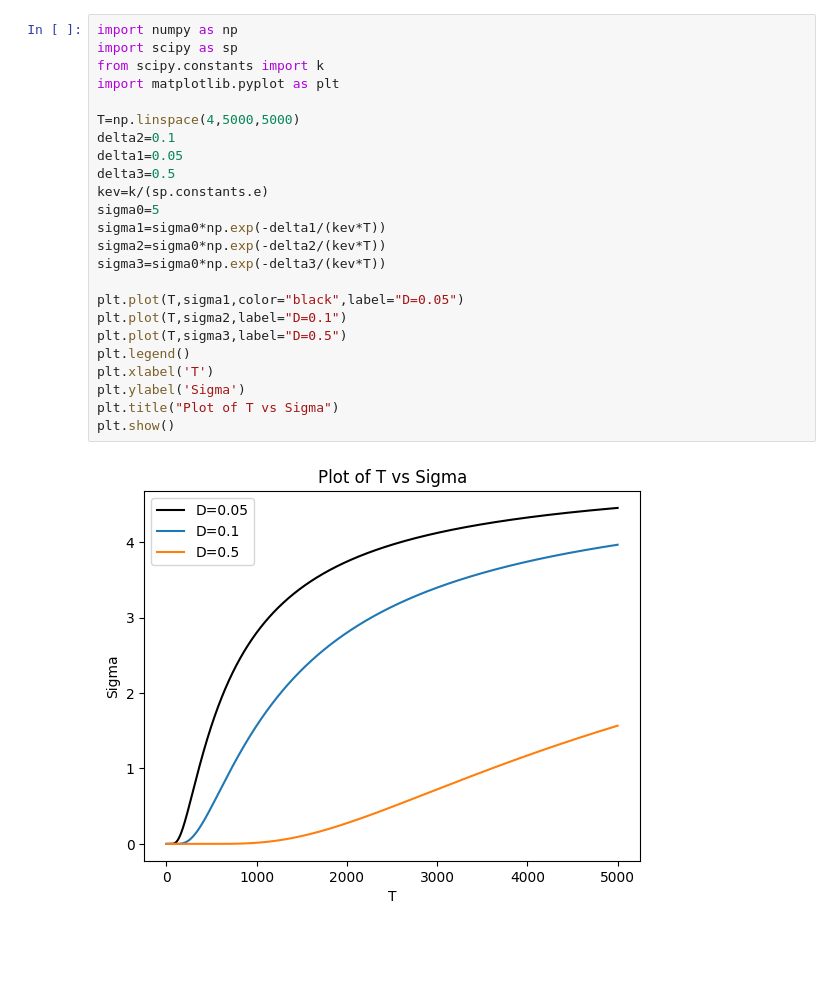
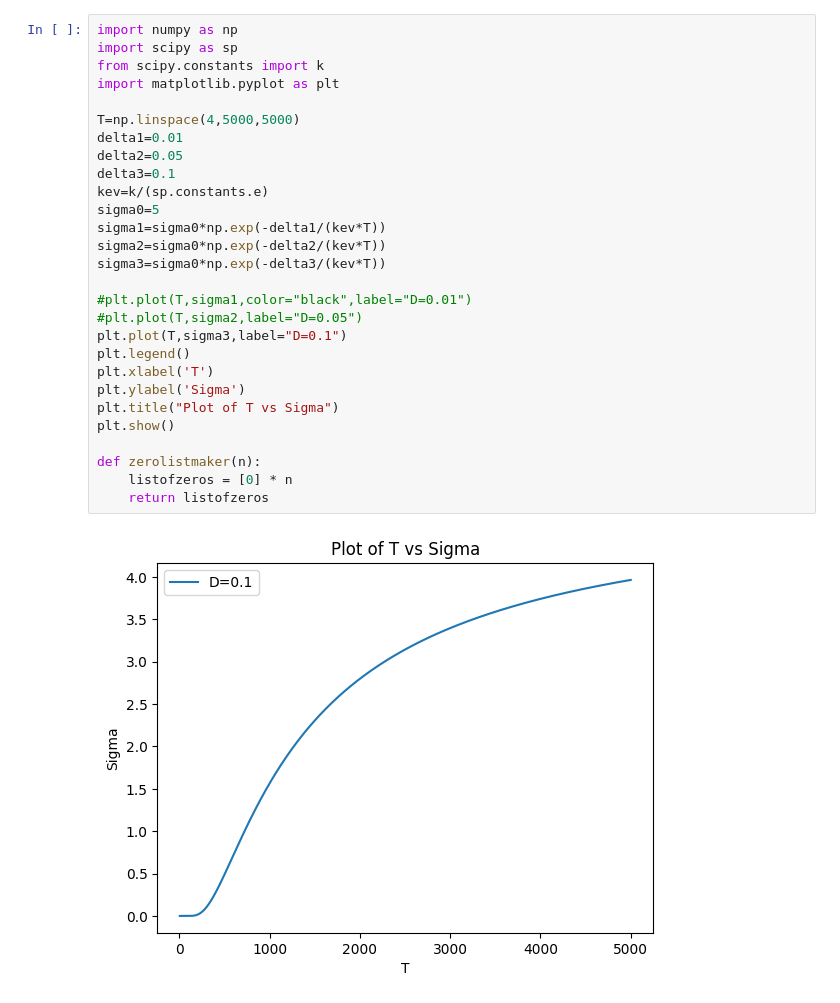
Before and after one commit to ARBathriNarayanan/7th_sem, a Jupyter notebook: Coursework/Condensed Matter Physics 2/Untitled.ipynb, the cells around one changed output. Saved outputs shown, nothing was run; the diff lists cells and outputs as text; blank space fills up the shorter version.

```diff
--- a/Coursework/Condensed Matter Physics 2/Untitled.ipynb
+++ b/Coursework/Condensed Matter Physics 2/Untitled.ipynb
@@ -1,26 +1,30 @@
 # %%
 import numpy as np
 import scipy as sp
 from scipy.constants import k
 import matplotlib.pyplot as plt
 
 T=np.linspace(4,5000,5000)
-delta2=0.1
-delta1=0.05
-delta3=0.5
+delta1=0.01
+delta2=0.05
+delta3=0.1
 kev=k/(sp.constants.e)
 sigma0=5
 sigma1=sigma0*np.exp(-delta1/(kev*T))
 sigma2=sigma0*np.exp(-delta2/(kev*T))
 sigma3=sigma0*np.exp(-delta3/(kev*T))
 
-plt.plot(T,sigma1,color="black",label="D=0.05")
-plt.plot(T,sigma2,label="D=0.1")
-plt.plot(T,sigma3,label="D=0.5")
+#plt.plot(T,sigma1,color="black",label="D=0.01")
+#plt.plot(T,sigma2,label="D=0.05")
+plt.plot(T,sigma3,label="D=0.1")
 plt.legend()
 plt.xlabel('T')
 plt.ylabel('Sigma')
 plt.title("Plot of T vs Sigma")
 plt.show()
+
+def zerolistmaker(n):
+    listofzeros = [0] * n
+    return listofzeros
 # %% [output]
-[figure, old version]
+[figure, new version]
```
Also changed, not shown: parts of 3 cells of this notebook, 48 other files.
